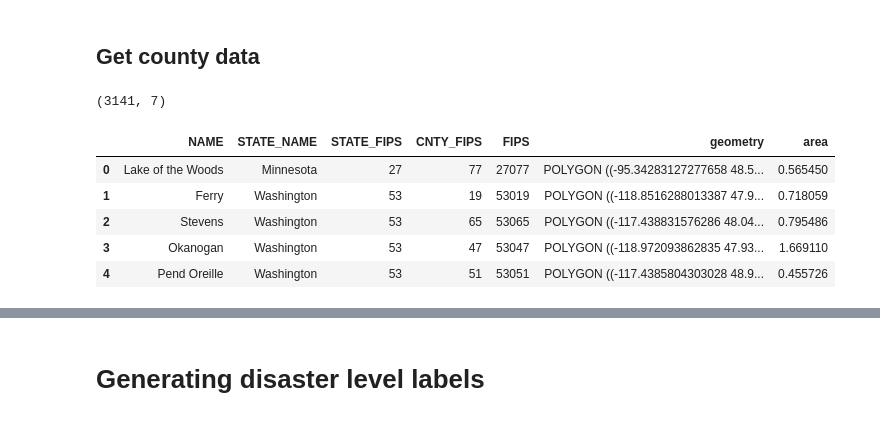
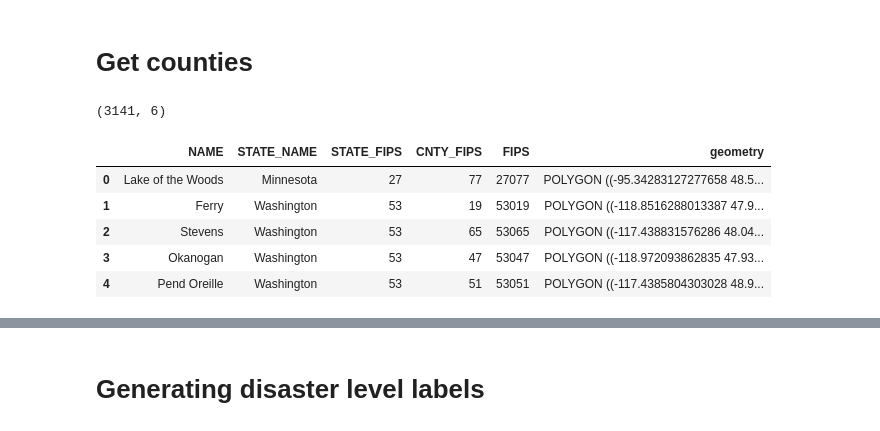
Before and after one commit to labs12-should-i-live-here/DS, a Jupyter notebook: notebooks/DMA6 - Overall disasterness.ipynb, the cells around one changed output, grey strips where cells are left out. Saved outputs shown, nothing was run; the diff lists cells and outputs as text; code cells hidden in the pictures.

```diff
--- a/notebooks/DMA6 - Overall disasterness.ipynb
+++ b/notebooks/DMA6 - Overall disasterness.ipynb
@@ -12,28 +14,23 @@ def display(df, n=5):
     print(df.shape)
     return df.head(n)
 # %% [markdown]
-## Get county data
+# Get counties
 # %%
 # Import a shape file with all the counties in the US.
 # Note how it doesn't include all the same territories as the
 # quake contour map.
 counties = geopandas.read_file('../data_input/1_USCounties/')
 
 # Turn state codes from strings to integers
 for col in ['STATE_FIPS', 'CNTY_FIPS', 'FIPS']:
     counties[col] = counties[col].astype(int)
 
-# Add a column for the area of each county. I'm using arbitrary area
-# units rather than figuring out how geopandas codes that.  This
-# makes sense because I only care about relative areas, not absolutes.
-counties['area'] = counties['geometry'].area
-
 display(counties)
 # %% [output]
-(3141, 7)
+(3141, 6)
-|  | NAME | STATE_NAME | STATE_FIPS | CNTY_FIPS | FIPS | geometry | area |
-| 0 | Lake of the Woods | Minnesota | 27 | 77 | 27077 | POLYGON ((-95.34283127277658 48.5... | 0.565450 |
-| 1 | Ferry | Washington | 53 | 19 | 53019 | POLYGON ((-118.8516288013387 47.9... | 0.718059 |
-| 2 | Stevens | Washington | 53 | 65 | 53065 | POLYGON ((-117.438831576286 48.04... | 0.795486 |
-| 3 | Okanogan | Washington | 53 | 47 | 53047 | POLYGON ((-118.972093862835 47.93... | 1.669110 |
-| 4 | Pend Oreille | Washington | 53 | 51 | 53051 | POLYGON ((-117.4385804303028 48.9... | 0.455726 |
+|  | NAME | STATE_NAME | STATE_FIPS | CNTY_FIPS | FIPS | geometry |
+| 0 | Lake of the Woods | Minnesota | 27 | 77 | 27077 | POLYGON ((-95.34283127277658 48.5... |
+| 1 | Ferry | Washington | 53 | 19 | 53019 | POLYGON ((-118.8516288013387 47.9... |
+| 2 | Stevens | Washington | 53 | 65 | 53065 | POLYGON ((-117.438831576286 48.04... |
+| 3 | Okanogan | Washington | 53 | 47 | 53047 | POLYGON ((-118.972093862835 47.93... |
+| 4 | Pend Oreille | Washington | 53 | 51 | 53051 | POLYGON ((-117.4385804303028 48.9... |
```
Also changed, not shown: parts of 33 cells of this notebook.
